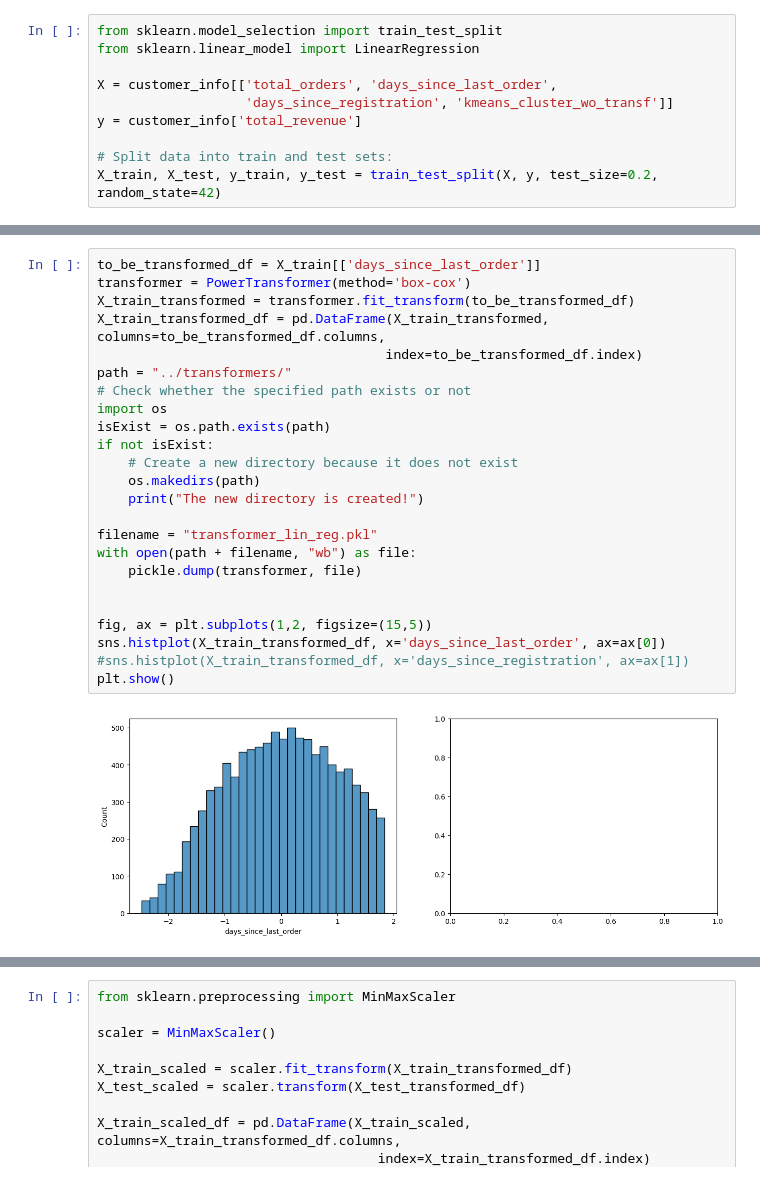
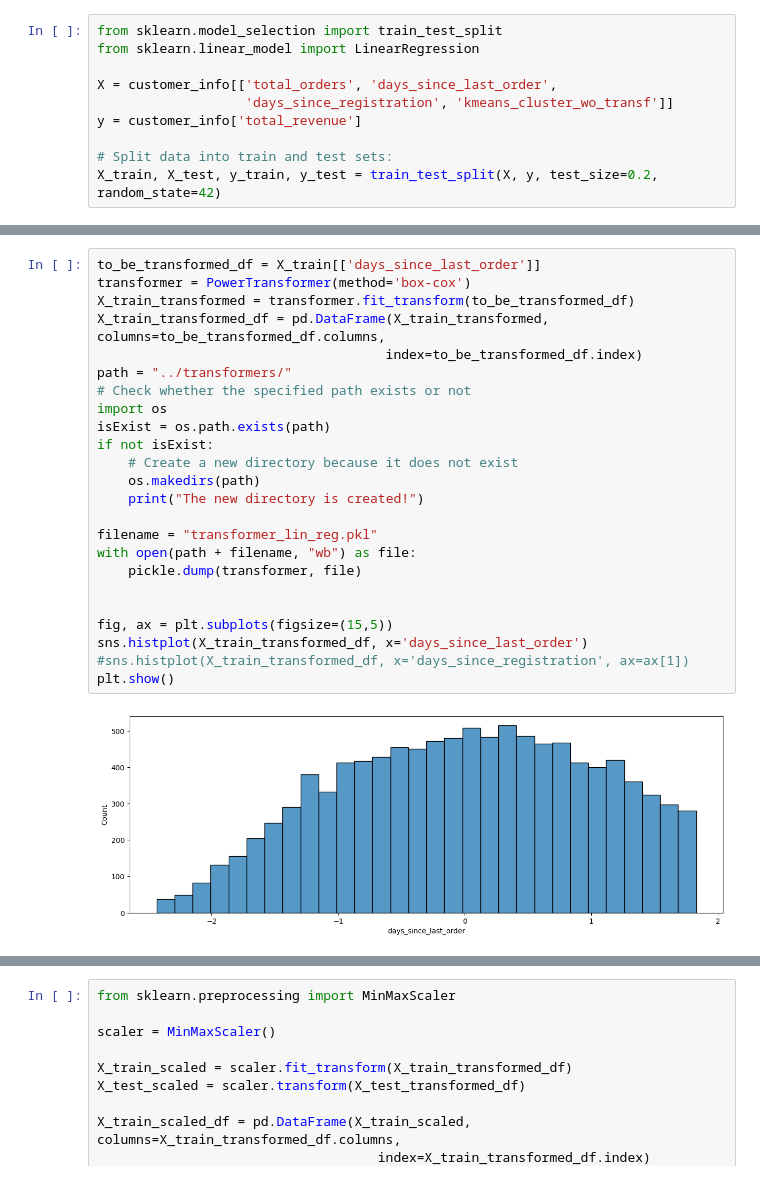
Before and after one commit to alinajohanna/ecommerce_project, a Jupyter notebook: notebooks/clv_prediction.ipynb, the cells around one changed output, grey strips where cells are left out. Drawn from its saved outputs; the diff is of its cells as text.

```diff
--- a/notebooks/clv_prediction.ipynb
+++ b/notebooks/clv_prediction.ipynb
@@ -107,29 +112,29 @@ plt.show()
 # %%
 to_be_transformed_df = X_train[['days_since_last_order']]
 transformer = PowerTransformer(method='box-cox')
 X_train_transformed = transformer.fit_transform(to_be_transformed_df)
 X_train_transformed_df = pd.DataFrame(X_train_transformed, columns=to_be_transformed_df.columns,
                                      index=to_be_transformed_df.index)
 path = "../transformers/"
 # Check whether the specified path exists or not
 import os
 isExist = os.path.exists(path)
 if not isExist:
     # Create a new directory because it does not exist
     os.makedirs(path)
     print("The new directory is created!")
 
 filename = "transformer_lin_reg.pkl"
 with open(path + filename, "wb") as file:
     pickle.dump(transformer, file)
 
 
-fig, ax = plt.subplots(1,2, figsize=(15,5))
-sns.histplot(X_train_transformed_df, x='days_since_last_order', ax=ax[0])
+fig, ax = plt.subplots(figsize=(15,5))
+sns.histplot(X_train_transformed_df, x='days_since_last_order')
 #sns.histplot(X_train_transformed_df, x='days_since_registration', ax=ax[1])
 plt.show()
 # %% [output]
-[figure, old version]
+[figure, new version]
 # %%
 X_train_transformed_df = pd.concat([X_train[['total_orders',  'days_since_registration', 'kmeans_cluster_wo_transf']],
                             X_train_transformed_df], axis=1)
```
Also changed, not shown: parts of 47 cells of this notebook, 30 other files.
